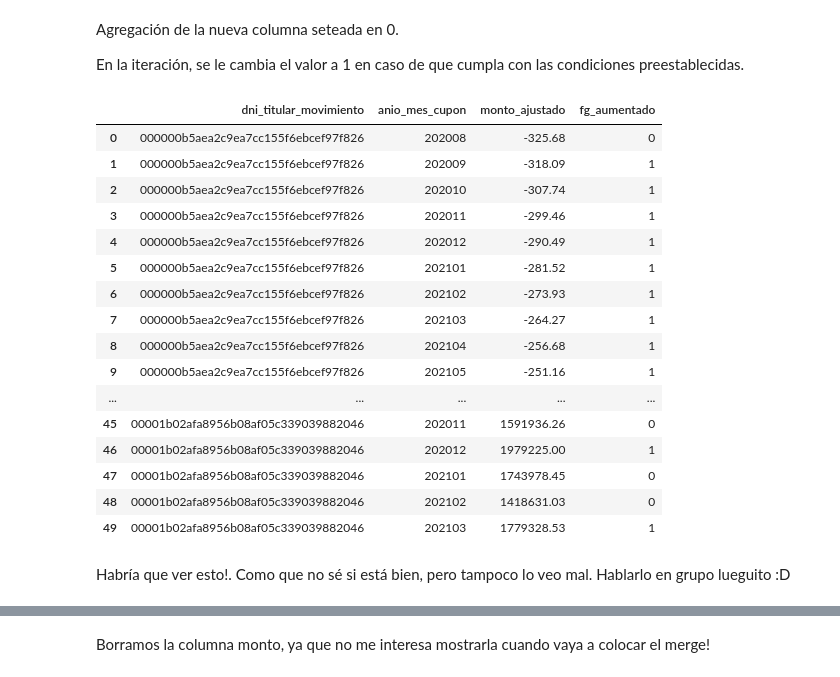
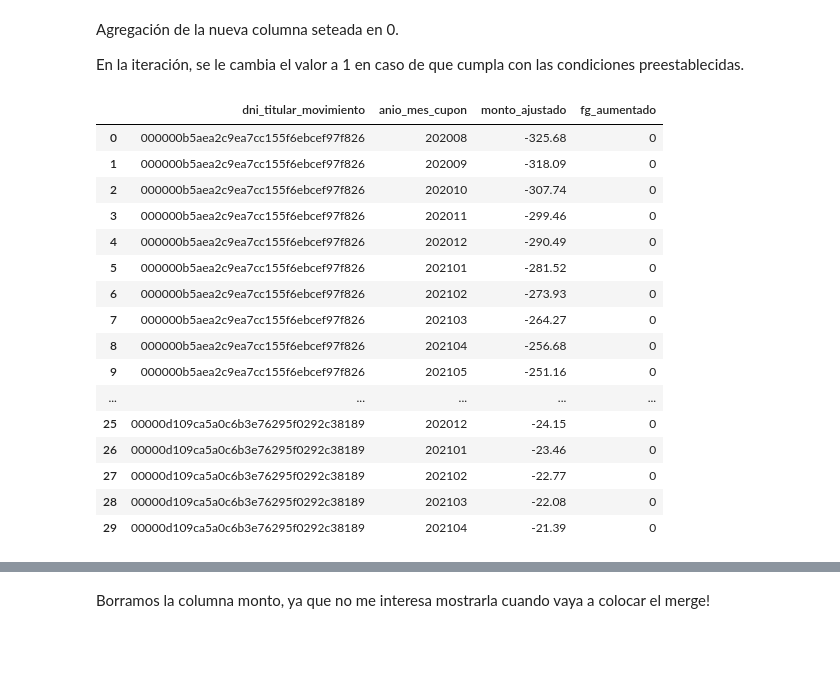
Before and after one commit to JIBarrionuevoGaltier/DiploDatos_2021_Mentoria_Grupo_2, a Jupyter notebook: notebooks_tp3/trabajo_practico_3_grupo2.ipynb, the cells around one changed output, grey strips where cells are left out. Cells and saved outputs as stored; diff of their text form; code cells hidden in the pictures; blank space fills up the shorter version.

```diff
--- a/notebooks_tp3/trabajo_practico_3_grupo2.ipynb
+++ b/notebooks_tp3/trabajo_practico_3_grupo2.ipynb
@@ -159,28 +159,27 @@ En la iteración, se le cambia el valor a 1 en caso de que cumpla con las condic
 df_dni_mes_mon['fg_aumentado'] = 0
 for i in range(1,len(df_dni_mes_mon)):
     if (df_dni_mes_mon.iloc[i]['dni_titular_movimiento'] == df_dni_mes_mon.iloc[i-1]['dni_titular_movimiento']) \
-        & (df_dni_mes_mon.iloc[i]['anio_mes_cupon'] > df_dni_mes_mon.iloc[i-1]['anio_mes_cupon']) \
-        & (df_dni_mes_mon.iloc[i]['monto_ajustado'] > (df_dni_mes_mon.iloc[i-1]['monto_ajustado']*1.1)):
-            df_dni_mes_mon.iloc[i,3] = 1
+        & (df_dni_mes_mon.iloc[i]['anio_mes_cupon'] > df_dni_mes_mon.iloc[i-1]['anio_mes_cupon']):
+            var_mes = df_dni_mes_mon.iloc[i]['monto_ajustado'] - df_dni_mes_mon.iloc[i-1]['monto_ajustado']
+            if (var_mes > (abs(df_dni_mes_mon.iloc[i-1]['monto_ajustado'])*0.1)):
+                    df_dni_mes_mon.iloc[i,3] = 1
 # %%
-df_dni_mes_mon.head(50)
+df_dni_mes_mon.head(30)
 # %% [output]
 |  | dni_titular_movimiento | anio_mes_cupon | monto_ajustado | fg_aumentado |
 | 0 | 000000b5aea2c9ea7cc155f6ebcef97f826 | 202008 | -325.68 | 0 |
-| 1 | 000000b5aea2c9ea7cc155f6ebcef97f826 | 202009 | -318.09 | 1 |
-| 2 | 000000b5aea2c9ea7cc155f6ebcef97f826 | 202010 | -307.74 | 1 |
-| 3 | 000000b5aea2c9ea7cc155f6ebcef97f826 | 202011 | -299.46 | 1 |
-| 4 | 000000b5aea2c9ea7cc155f6ebcef97f826 | 202012 | -290.49 | 1 |
-| 5 | 000000b5aea2c9ea7cc155f6ebcef97f826 | 202101 | -281.52 | 1 |
-| 6 | 000000b5aea2c9ea7cc155f6ebcef97f826 | 202102 | -273.93 | 1 |
-| 7 | 000000b5aea2c9ea7cc155f6ebcef97f826 | 202103 | -264.27 | 1 |
-| 8 | 000000b5aea2c9ea7cc155f6ebcef97f826 | 202104 | -256.68 | 1 |
-| 9 | 000000b5aea2c9ea7cc155f6ebcef97f826 | 202105 | -251.16 | 1 |
+| 1 | 000000b5aea2c9ea7cc155f6ebcef97f826 | 202009 | -318.09 | 0 |
+| 2 | 000000b5aea2c9ea7cc155f6ebcef97f826 | 202010 | -307.74 | 0 |
+| 3 | 000000b5aea2c9ea7cc155f6ebcef97f826 | 202011 | -299.46 | 0 |
+| 4 | 000000b5aea2c9ea7cc155f6ebcef97f826 | 202012 | -290.49 | 0 |
+| 5 | 000000b5aea2c9ea7cc155f6ebcef97f826 | 202101 | -281.52 | 0 |
+| 6 | 000000b5aea2c9ea7cc155f6ebcef97f826 | 202102 | -273.93 | 0 |
+| 7 | 000000b5aea2c9ea7cc155f6ebcef97f826 | 202103 | -264.27 | 0 |
+| 8 | 000000b5aea2c9ea7cc155f6ebcef97f826 | 202104 | -256.68 | 0 |
+| 9 | 000000b5aea2c9ea7cc155f6ebcef97f826 | 202105 | -251.16 | 0 |
 | ... | ... | ... | ... | ... |
-| 45 | 00001b02afa8956b08af05c339039882046 | 202011 | 1591936.26 | 0 |
-| 46 | 00001b02afa8956b08af05c339039882046 | 202012 | 1979225.00 | 1 |
-| 47 | 00001b02afa8956b08af05c339039882046 | 202101 | 1743978.45 | 0 |
-| 48 | 00001b02afa8956b08af05c339039882046 | 202102 | 1418631.03 | 0 |
-| 49 | 00001b02afa8956b08af05c339039882046 | 202103 | 1779328.53 | 1 |
+| 25 | 00000d109ca5a0c6b3e76295f0292c38189 | 202012 | -24.15 | 0 |
+| 26 | 00000d109ca5a0c6b3e76295f0292c38189 | 202101 | -23.46 | 0 |
+| 27 | 00000d109ca5a0c6b3e76295f0292c38189 | 202102 | -22.77 | 0 |
+| 28 | 00000d109ca5a0c6b3e76295f0292c38189 | 202103 | -22.08 | 0 |
+| 29 | 00000d109ca5a0c6b3e76295f0292c38189 | 202104 | -21.39 | 0 |
-# %% [markdown]
-Habría que ver esto!. Como que no sé si está bien, pero tampoco lo veo mal. Hablarlo en grupo lueguito :D
```
Also changed, not shown: parts of 2 cells of this notebook.
